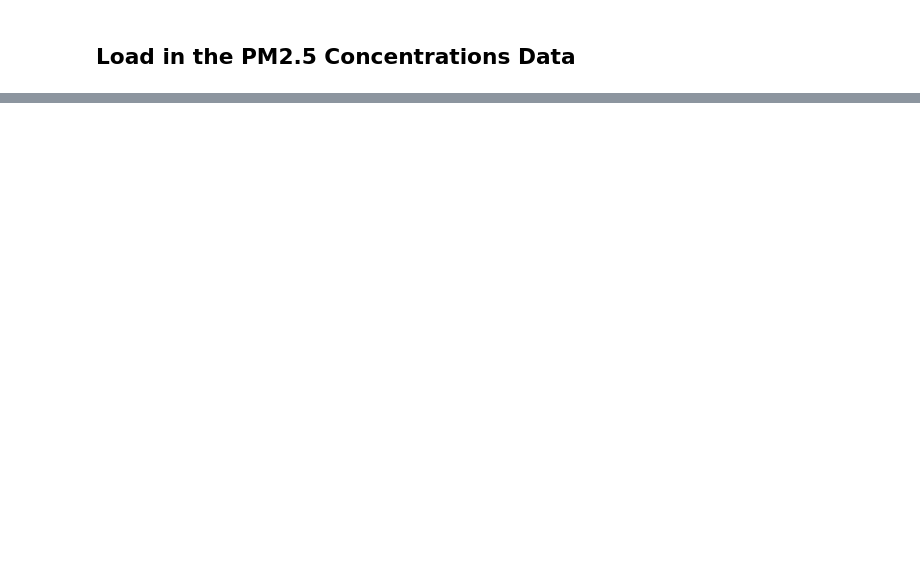
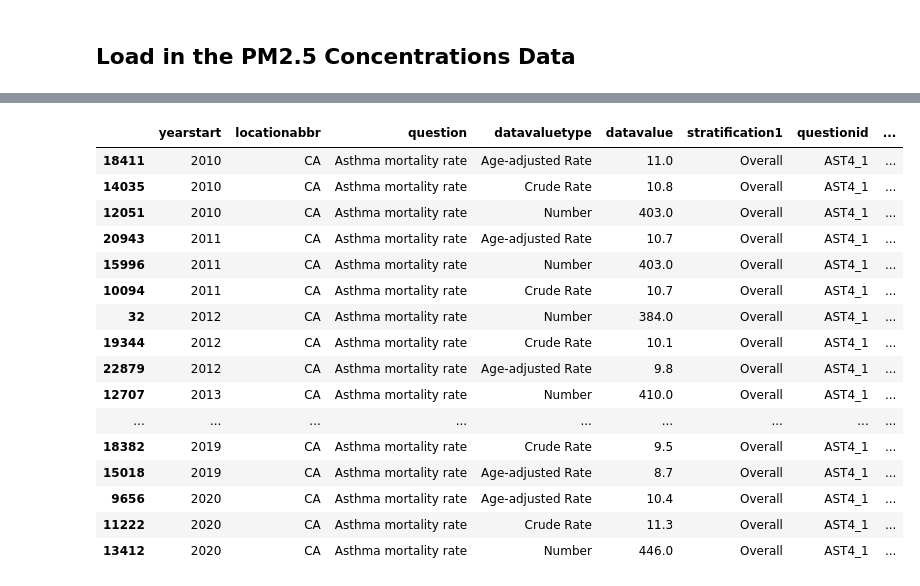
Before and after one commit to sushantvema/Data102_SP23_final_project, a Jupyter notebook: notebooks/eda_sushant.ipynb, the cells around one changed output, grey strips where cells are left out. Cells and saved outputs as stored; diff of their text form; code cells hidden in the pictures; blank space fills up the shorter version.

```diff
--- a/notebooks/eda_sushant.ipynb
+++ b/notebooks/eda_sushant.ipynb
@@ -84,0 +89,2 @@ pm_conc_data
+# %%
+asthma = asthma_data_full
@@ -84,0 +103,3 @@ pm_conc_data
+# %%
+asthma['datavalue'] = asthma['datavalue'].astype(float)
+asthma['datavaluealt'] = asthma['datavaluealt'].astype(float)
@@ -84,0 +117,8 @@ pm_conc_data
+# %%
+# Remove unnecessary columns
+asthma_dropped = asthma.drop(['yearend', 'locationdesc', 'topic',
+'datasource', 'datavaluealt', 'stratificationcategory1', 'locationid', 'topicid', 'datavaluetypeid',
+'stratificationid1', 'datavaluefootnotesymbol'], axis=1)
+### NOTES ###
+# stratificationid1 is a more concise version of stratification1, but the conventions
+#    are weird so I dropped it
@@ -84,0 +157,31 @@ pm_conc_data
+# %%
+## Asthma mortality rate over time ##
+
+### PARAMS ###
+state = 'CA'
+stratificationcategoryid1 = 'OVERALL'
+stratification1 = None
+
+
+asthma_mortality = asthma_dropped[asthma_dropped['question']=='Asthma mortality rate']
+asthma_mortality = asthma_mortality[asthma_mortality['locationabbr'] == state]
+asthma_mortality = asthma_mortality[asthma_mortality['stratificationcategoryid1'] == stratificationcategoryid1]
+asthma_mortality.sort_values(by='yearstart', ascending=True)
+# %% [output]
+|  | yearstart | locationabbr | question | datavaluetype | datavalue | stratification1 | questionid | ... |
+| 18411 | 2010 | CA | Asthma mortality rate | Age-adjusted Rate | 11.0 | Overall | AST4_1 | ... |
+| 14035 | 2010 | CA | Asthma mortality rate | Crude Rate | 10.8 | Overall | AST4_1 | ... |
+| 12051 | 2010 | CA | Asthma mortality rate | Number | 403.0 | Overall | AST4_1 | ... |
+| 20943 | 2011 | CA | Asthma mortality rate | Age-adjusted Rate | 10.7 | Overall | AST4_1 | ... |
+| 15996 | 2011 | CA | Asthma mortality rate | Number | 403.0 | Overall | AST4_1 | ... |
+| 10094 | 2011 | CA | Asthma mortality rate | Crude Rate | 10.7 | Overall | AST4_1 | ... |
+| 32 | 2012 | CA | Asthma mortality rate | Number | 384.0 | Overall | AST4_1 | ... |
+| 19344 | 2012 | CA | Asthma mortality rate | Crude Rate | 10.1 | Overall | AST4_1 | ... |
+| 22879 | 2012 | CA | Asthma mortality rate | Age-adjusted Rate | 9.8 | Overall | AST4_1 | ... |
+| 12707 | 2013 | CA | Asthma mortality rate | Number | 410.0 | Overall | AST4_1 | ... |
+| ... | ... | ... | ... | ... | ... | ... | ... | ... |
+| 18382 | 2019 | CA | Asthma mortality rate | Crude Rate | 9.5 | Overall | AST4_1 | ... |
+| 15018 | 2019 | CA | Asthma mortality rate | Age-adjusted Rate | 8.7 | Overall | AST4_1 | ... |
+| 9656 | 2020 | CA | Asthma mortality rate | Age-adjusted Rate | 10.4 | Overall | AST4_1 | ... |
+| 11222 | 2020 | CA | Asthma mortality rate | Crude Rate | 11.3 | Overall | AST4_1 | ... |
+| 13412 | 2020 | CA | Asthma mortality rate | Number | 446.0 | Overall | AST4_1 | ... |
```
Also changed, not shown: parts of 20 cells of this notebook.
